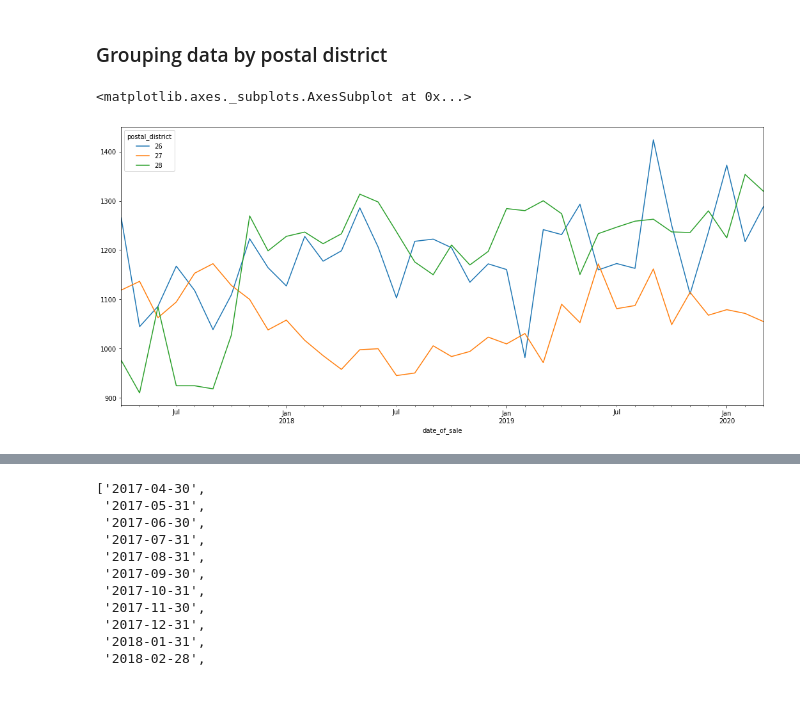
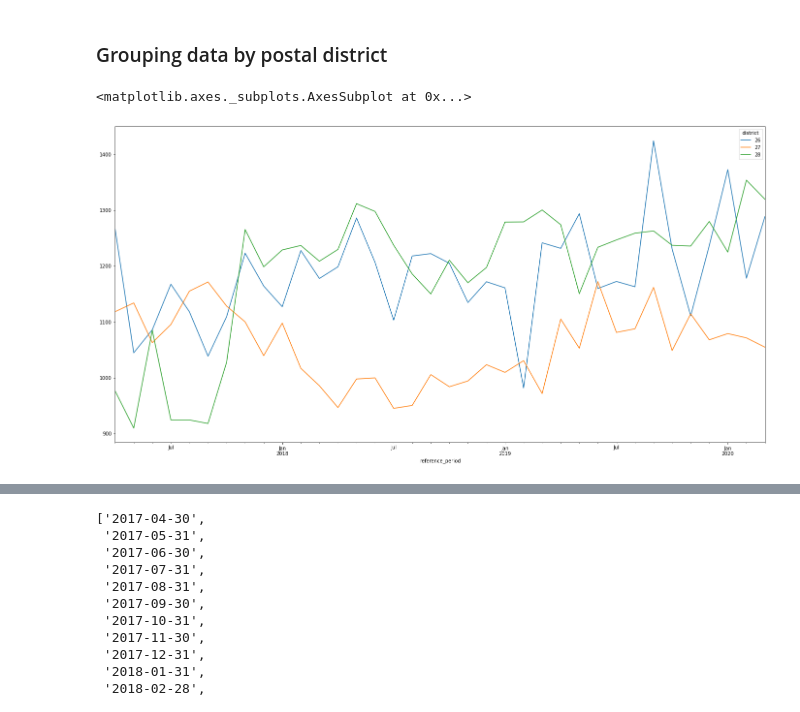
Before and after one commit to zhiyong-ong/housing, a Jupyter notebook: server/analysis.ipynb, the cells around one changed output, grey strips where cells are left out. Cells and saved outputs as stored; diff of their text form; code cells hidden in the pictures.

```diff
--- a/analysis.ipynb
+++ b/server/analysis.ipynb
@@ -14,2 +11,5 @@ df['date_of_sale'] = pd.to_datetime(df['date_of_sale'])
+# %%
+df = pd.read_csv('data/total_transactions.csv')
+df = df[df['property_type'].isin(['Apartment', 'Condominium'])]
 # %% [markdown]
 ### Cleaning up of data
@@ -17,10 +17,9 @@ We want to filter the data that has lease commencing before 2000. We will also b
 # %%
-pd.set_option('display.max_rows', 20)
-pd.set_option('display.max_columns', None)
-pd.set_option('display.width', None)
+filter_year = 2000
+df['reference_period'] = pd.to_datetime(df['reference_period'])
 
-filter_year = 2000
-df = df[~df['tenure'].isnull()]
+df = df[~(df['tenure'] == '-')]
+
 freehold_df = df[df['tenure'].str.contains('hold')]
 filtered_df = df[~df['tenure'].str.contains('hold')]
 filtered_df['tenure'] = filtered_df['tenure'].apply(lambda x: int(x[-4:]))
@@ -66,15 +48,13 @@ combined_df[combined_df['nett_price'] != '-']
 # %% [markdown]
 ### Grouping data by postal district
 # %%
-mean_df = combined_df.groupby(['postal_district', 'date_of_sale'])['unit_price_psf'].mean().unstack(level=0)
-# mean_df.xs(1, level='postal_district').reset_index()
-# mean_df.plot(x='date_of_sale', y='unit_price_psf')
+mean_df = combined_df.groupby(['district', 'reference_period'])['unit_price_psf'].mean().unstack(level=0)
 # mean_df
 # %%
-mean_df.plot(figsize=(18,8), y=[26,27,28])
+mean_df.plot(figsize=(24,12), y=[26,27,28])
 # %% [output]
 <matplotlib.axes._subplots.AxesSubplot at 0x...>
-[figure, old version]
+[figure, new version]
 # %%
 combined_df[(combined_df['project_name'].str.contains('WOODLEIGH')) & (combined_df['type_of_sale'] == 'New Sale')].sort_values('unit_price_psf')
 # %% [output]
```
Also changed, not shown: parts of 6 cells of this notebook, 26 other files.
